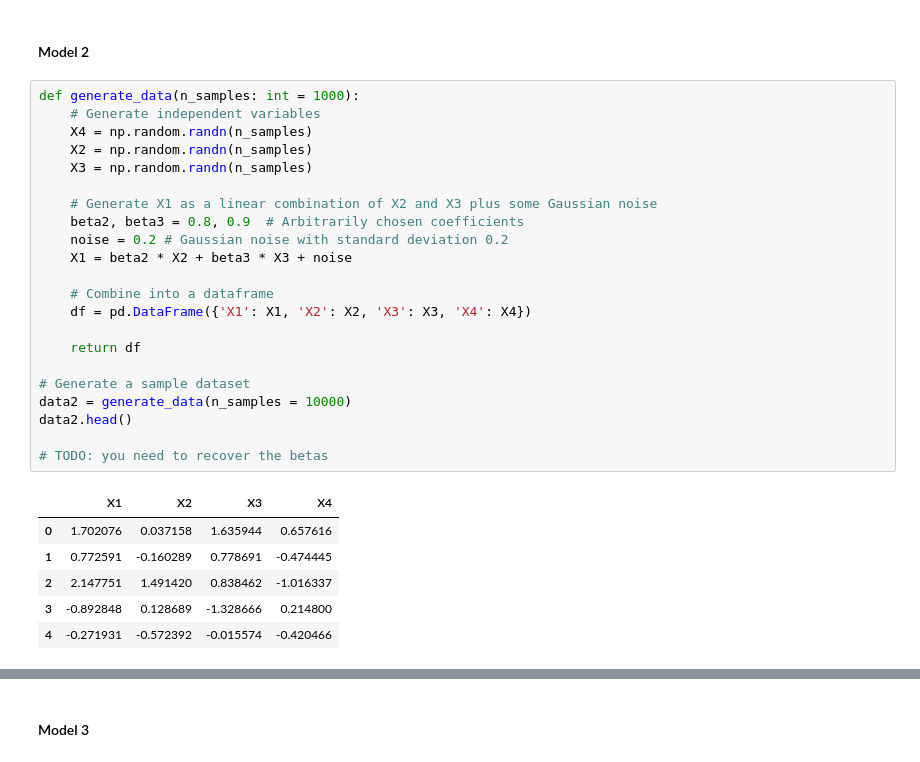
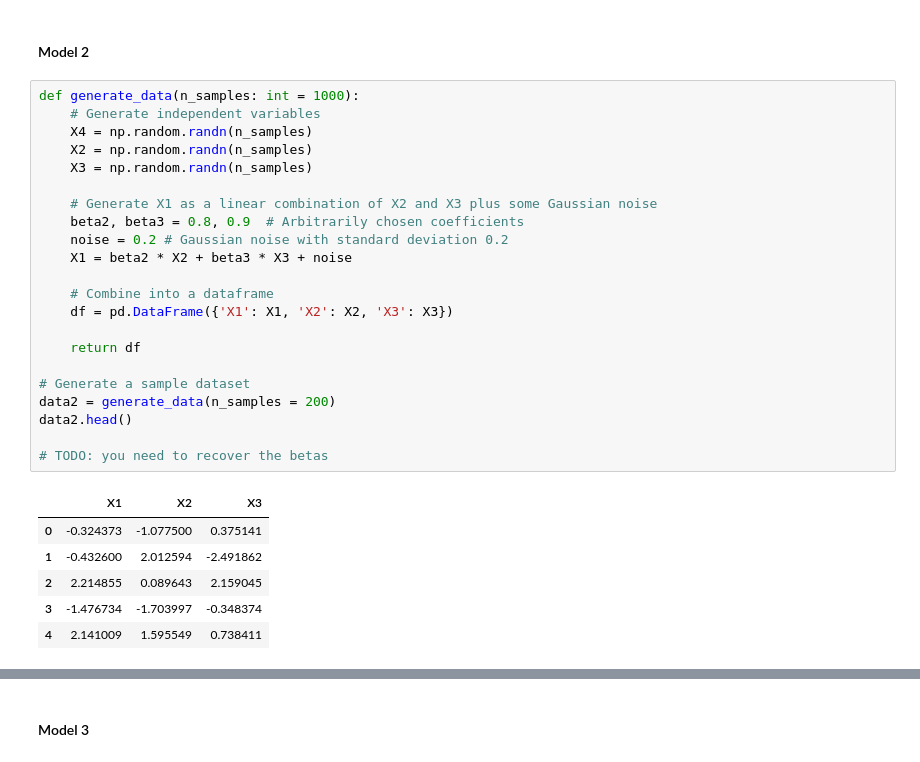
Before and after one commit to catarina-moreira/Structure_Learning_Study, a Jupyter notebook: causal_discovery/structure_MCMC.ipynb, the cells around one changed output, grey strips where cells are left out. Drawn from its saved outputs; the diff is of its cells as text.

```diff
--- a/causal_discovery/structure_MCMC.ipynb
+++ b/causal_discovery/structure_MCMC.ipynb
@@ -1171,32 +1073,32 @@ data
 # %%
 def generate_data(n_samples: int = 1000):
     # Generate independent variables
     X4 = np.random.randn(n_samples)
     X2 = np.random.randn(n_samples)
     X3 = np.random.randn(n_samples)
 
     # Generate X1 as a linear combination of X2 and X3 plus some Gaussian noise
     beta2, beta3 = 0.8, 0.9  # Arbitrarily chosen coefficients
     noise = 0.2 # Gaussian noise with standard deviation 0.2
     X1 = beta2 * X2 + beta3 * X3 + noise
 
     # Combine into a dataframe
-    df = pd.DataFrame({'X1': X1, 'X2': X2, 'X3': X3, 'X4': X4})
+    df = pd.DataFrame({'X1': X1, 'X2': X2, 'X3': X3})
 
     return df
 
 # Generate a sample dataset
-data2 = generate_data(n_samples = 10000)
+data2 = generate_data(n_samples = 200)
 data2.head()
 
 # TODO: you need to recover the betas
 # %% [output]
-|  | X1 | X2 | X3 | X4 |
-| 0 | 1.702076 | 0.037158 | 1.635944 | 0.657616 |
-| 1 | 0.772591 | -0.160289 | 0.778691 | -0.474445 |
-| 2 | 2.147751 | 1.491420 | 0.838462 | -1.016337 |
-| 3 | -0.892848 | 0.128689 | -1.328666 | 0.214800 |
-| 4 | -0.271931 | -0.572392 | -0.015574 | -0.420466 |
+|  | X1 | X2 | X3 |
+| 0 | -0.324373 | -1.077500 | 0.375141 |
+| 1 | -0.432600 | 2.012594 | -2.491862 |
+| 2 | 2.214855 | 0.089643 | 2.159045 |
+| 3 | -1.476734 | -1.703997 | -0.348374 |
+| 4 | 2.141009 | 1.595549 | 0.738411 |
 # %%
 # compute theoretical marginal likelihood: for each model, compute the marginal likelihood of the data, and then normalize accross all DAGs
 all_dags_2, total_score_2 = generate_all_dags( data2 )
```
Also changed, not shown: parts of 21 cells of this notebook.
